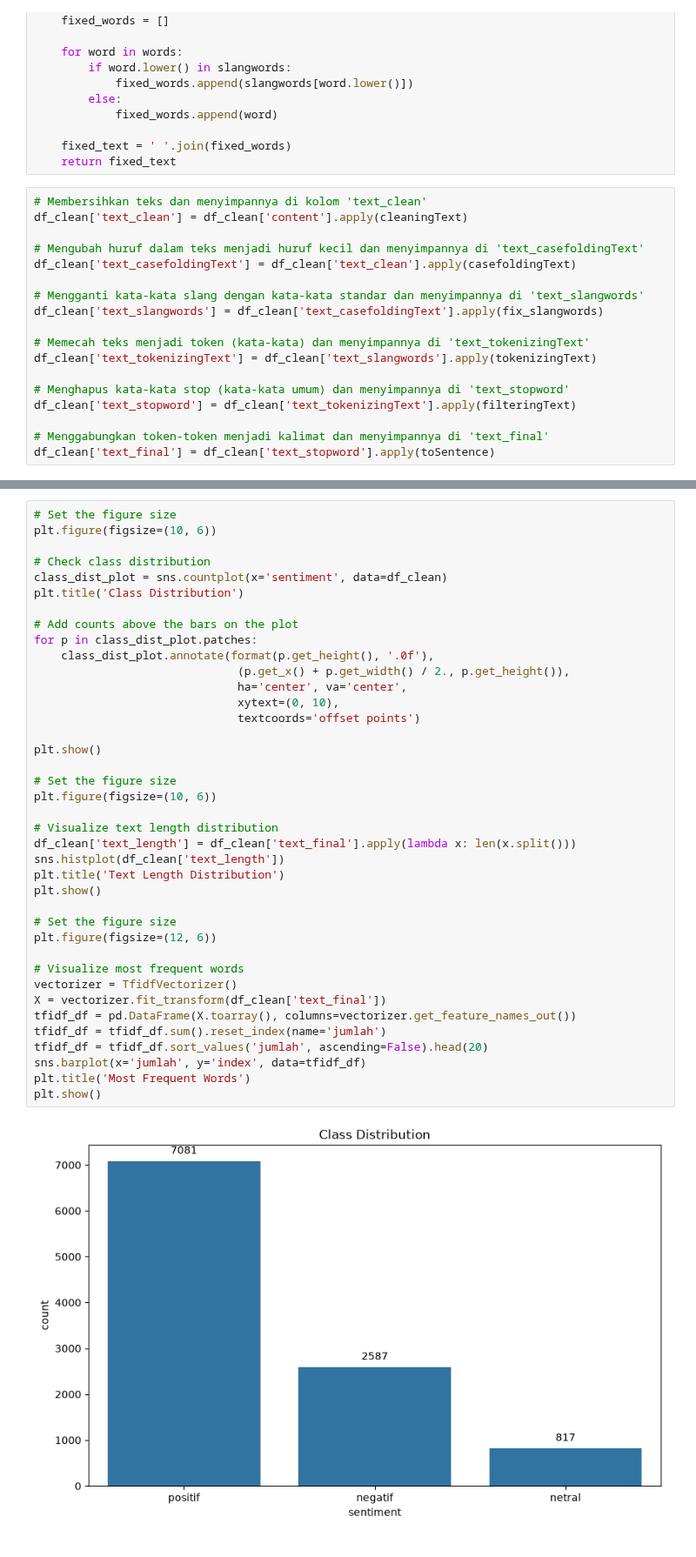
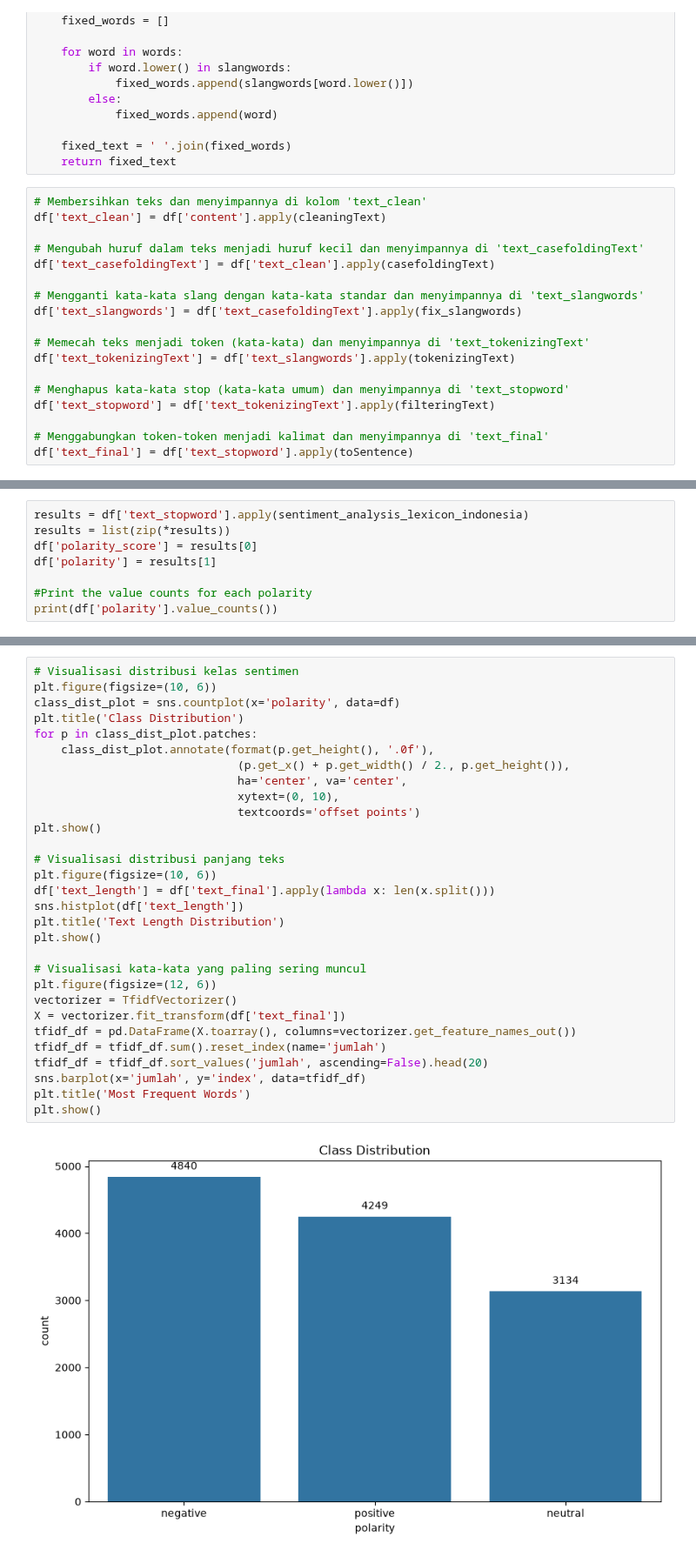
Before and after one commit to hairulanaam/sentiment-analysis-noice-app, a Jupyter notebook: notebook/training.ipynb, the cells around one changed output, grey strips where cells are left out. Shown at 87% size. Saved outputs shown, nothing was run; the diff lists cells and outputs as text.

```diff
--- a/notebook/training.ipynb
+++ b/notebook/training.ipynb
@@ -175,20 +226,20 @@ def fix_slangwords(text):
     return fixed_text
 # %%
 # Membersihkan teks dan menyimpannya di kolom 'text_clean'
-df_clean['text_clean'] = df_clean['content'].apply(cleaningText)
+df['text_clean'] = df['content'].apply(cleaningText)
 
 # Mengubah huruf dalam teks menjadi huruf kecil dan menyimpannya di 'text_casefoldingText'
-df_clean['text_casefoldingText'] = df_clean['text_clean'].apply(casefoldingText)
+df['text_casefoldingText'] = df['text_clean'].apply(casefoldingText)
 
 # Mengganti kata-kata slang dengan kata-kata standar dan menyimpannya di 'text_slangwords'
-df_clean['text_slangwords'] = df_clean['text_casefoldingText'].apply(fix_slangwords)
+df['text_slangwords'] = df['text_casefoldingText'].apply(fix_slangwords)
 
 # Memecah teks menjadi token (kata-kata) dan menyimpannya di 'text_tokenizingText'
-df_clean['text_tokenizingText'] = df_clean['text_slangwords'].apply(tokenizingText)
+df['text_tokenizingText'] = df['text_slangwords'].apply(tokenizingText)
 
 # Menghapus kata-kata stop (kata-kata umum) dan menyimpannya di 'text_stopword'
-df_clean['text_stopword'] = df_clean['text_tokenizingText'].apply(filteringText)
+df['text_stopword'] = df['text_tokenizingText'].apply(filteringText)
 
 # Menggabungkan token-token menjadi kalimat dan menyimpannya di 'text_final'
-df_clean['text_final'] = df_clean['text_stopword'].apply(toSentence)
+df['text_final'] = df['text_stopword'].apply(toSentence)
 # %%
@@ -257,0 +300,8 @@ plt.show()
+# %%
+results = df['text_stopword'].apply(sentiment_analysis_lexicon_indonesia)
+results = list(zip(*results))
+df['polarity_score'] = results[0]
+df['polarity'] = results[1]
+
+#Print the value counts for each polarity
+print(df['polarity'].value_counts())
@@ -443,41 +418,32 @@ plt.show()
 # %%
-# Set the figure size
+# Visualisasi distribusi kelas sentimen
 plt.figure(figsize=(10, 6))
-
-# Check class distribution
-class_dist_plot = sns.countplot(x='sentiment', data=df_clean)
+class_dist_plot = sns.countplot(x='polarity', data=df)
 plt.title('Class Distribution')
-
-# Add counts above the bars on the plot
 for p in class_dist_plot.patches:
     class_dist_plot.annotate(format(p.get_height(), '.0f'),
                               (p.get_x() + p.get_width() / 2., p.get_height()),
                               ha='center', va='center',
                               xytext=(0, 10),
                               textcoords='offset points')
-
 plt.show()
 
-# Set the figure size
+# Visualisasi distribusi panjang teks
 plt.figure(figsize=(10, 6))
-
-# Visualize text length distribution
-df_clean['text_length'] = df_clean['text_final'].apply(lambda x: len(x.split()))
-sns.histplot(df_clean['text_length'])
+df['text_length'] = df['text_final'].apply(lambda x: len(x.split()))
+sns.histplot(df['text_length'])
 plt.title('Text Length Distribution')
 plt.show()
 
-# Set the figure size
+# Visualisasi kata-kata yang paling sering muncul
 plt.figure(figsize=(12, 6))
-
-# Visualize most frequent words
 vectorizer = TfidfVectorizer()
-X = vectorizer.fit_transform(df_clean['text_final'])
+X = vectorizer.fit_transform(df['text_final'])
 tfidf_df = pd.DataFrame(X.toarray(), columns=vectorizer.get_feature_names_out())
 tfidf_df = tfidf_df.sum().reset_index(name='jumlah')
 tfidf_df = tfidf_df.sort_values('jumlah', ascending=False).head(20)
 sns.barplot(x='jumlah', y='index', data=tfidf_df)
 plt.title('Most Frequent Words')
 plt.show()
 # %% [output]
-[figure, old version]
+[figure, new version]
```
Also changed, not shown: parts of 50 cells of this notebook, 3 other files.
